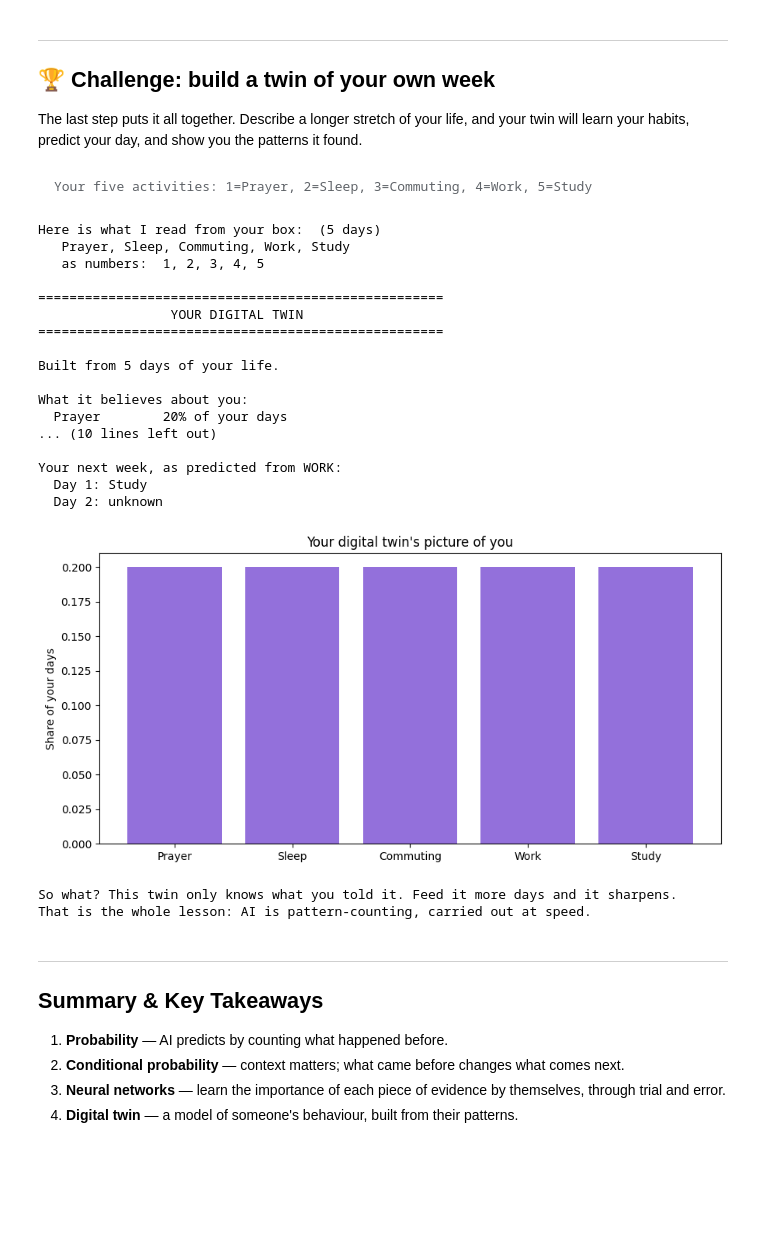
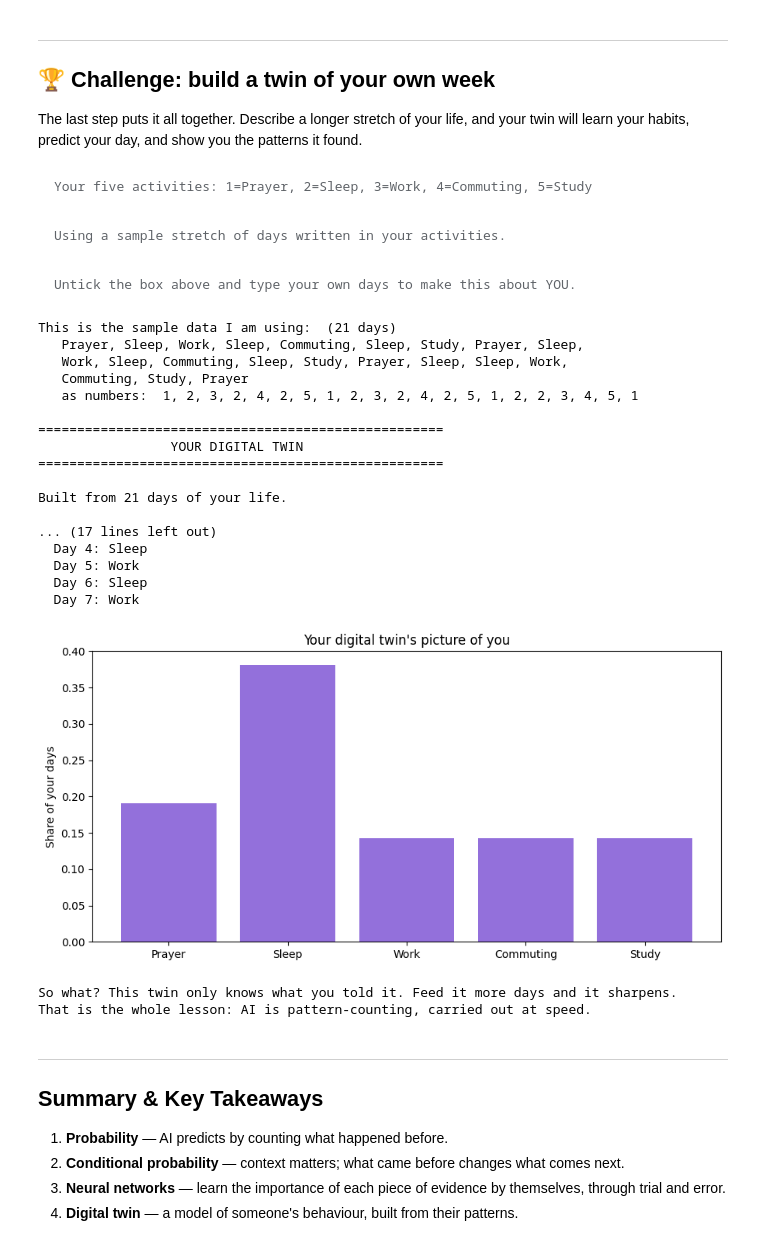
Before and after one commit to lindasomtochukwu/ATF-Colab-Tutorials, a Jupyter notebook: 01_probability_neural_networks_plain_english.ipynb, the cells around one changed output. Saved outputs shown, nothing was run; the diff lists cells and outputs as text; code cells hidden in the pictures; blank space fills up the shorter version.

```diff
--- a/01_probability_neural_networks_plain_english.ipynb
+++ b/01_probability_neural_networks_plain_english.ipynb
@@ -48,8 +48,8 @@ most likely to happen next. Let's watch that happen with a week of daily activit
 #@markdown Think about how you really spend a day: Work? Study? Farming? Prayer? Football? Cooking? Commuting?
 activity_1 = "Prayer" #@param {type:"string"}
 activity_2 = "Sleep" #@param {type:"string"}
-activity_3 = "Commuting" #@param {type:"string"}
-activity_4 = "Work" #@param {type:"string"}
+activity_3 = "Work" #@param {type:"string"}
+activity_4 = "Commuting" #@param {type:"string"}
 activity_5 = "Study" #@param {type:"string"}
 
 # ---- hidden helper code: learners never need to read this ----
@@ -196,10 +196,10 @@ type your own days, and watch the answer change.
 # %%
 #@title ▶ Step 2 — Count how often I do each activity { display-mode: "form" }
 #@markdown **Quickest start:** leave this ticked to use a sample week written in YOUR activities.
-use_a_sample_week = False #@param {type:"boolean"}
+use_a_sample_week = True #@param {type:"boolean"}
 #@markdown **Or describe your own days** below, separated by commas.
 #@markdown Type the words, or just the numbers from Step 1 (1 = your first activity).
-my_days = " Prayer, Sleep, Commuting, Sleep, Work, Sleep, Study, Prayer, Sleep, Commuting, Study, Work, Sleep, Study, Prayer" #@param {type:"string"}
+my_days = "" #@param {type:"string"}
 
 # ---- hidden helper code: learners never need to read this ----
 import numpy as np, matplotlib.pyplot as plt
@@ -771,9 +794,9 @@ total into a probability between 0% and 100%.
 # %%
 #@title ▶ Step 6 — Will I exercise today? { display-mode: "form" }
 #@markdown Describe today, then press play. The twin weighs it all up and decides.
-hours_of_sleep = 7 #@param {type:"slider", min:0, max:12, step:0.5}
-free_time_hours = 2 #@param {type:"slider", min:0, max:8, step:0.5}
-energy_level = 0.8 #@param {type:"slider", min:0, max:1, step:0.05}
+hours_of_sleep = 4 #@param {type:"slider", min:0, max:12, step:0.5}
+free_time_hours = 4 #@param {type:"slider", min:0, max:8, step:0.5}
+energy_level = 0.3 #@param {type:"slider", min:0, max:1, step:0.05}
 
 # ---- hidden helper code: learners never need to read this ----
 import numpy as np, matplotlib.pyplot as plt
@@ -1530,10 +1553,10 @@ will learn your habits, predict your day, and show you the patterns it found.
 #@title ▶ Step 11 — Build a digital twin of me { display-mode: "form" }
 #@markdown The finale. Describe as many days as you can remember, in order.
 #@markdown Leave it empty to use a sample stretch of days instead.
-use_a_sample_week = False #@param {type:"boolean"}
-my_life = "1,2,3,4,5" #@param {type:"string"}
+use_a_sample_week = True #@param {type:"boolean"}
+my_life = "" #@param {type:"string"}
 #@markdown Start the week-ahead prediction from which activity? (blank = your most common)
-predict_from = "Work" #@param {type:"string"}
+predict_from = "" #@param {type:"string"}
 
 # ---- hidden helper code: learners never need to read this ----
 import numpy as np, matplotlib.pyplot as plt
@@ -1644,46 +1667,48 @@ else:
     print("Its most confident habit:")
     print("  After " + NAMES[cur] + ", you do " + NAMES[nxt] + " (" + format(sc, ".0%") + " of the time)")
     sc, cur, nxt = conf[-1]
     print("")
     print("Its least confident moment:")
     print("  After " + NAMES[cur] + ", it is only " + format(sc, ".0%") + " sure you will do " + NAMES[nxt])
     start = busiest(days) if not predict_from.strip() else pick(predict_from)
     if start is not None:
         print("")
         print("Your next week, as predicted from " + NAMES[start].upper() + ":")
         cur = start
         for i in range(1, 8):
             if cur not in trans:
                 print("  Day " + str(i) + ": unknown"); break
             c = Counter(trans[cur]); nxt = max(c, key=c.get)
             print("  Day " + str(i) + ": " + NAMES[nxt]); cur = nxt
     plt.figure(figsize=(9, 4.5)); ks = sorted(counts)
     plt.bar([NAMES[k] for k in ks], [counts[k] / total for k in ks], color="mediumpurple")
     plt.title("Your digital twin's picture of you"); plt.ylabel("Share of your days")
     plt.tight_layout(); plt.show()
     print("")
     print("So what? This twin only knows what you told it. Feed it more days and it sharpens.")
     print("That is the whole lesson: AI is pattern-counting, carried out at speed.")
 # %% [output]
-Your five activities: 1=Prayer, 2=Sleep, 3=Commuting, 4=Work, 5=Study
+Your five activities: 1=Prayer, 2=Sleep, 3=Work, 4=Commuting, 5=Study
+Using a sample stretch of days written in your activities.
+Untick the box above and type your own days to make this about YOU.
-Here is what I read from your box:  (5 days)
-   Prayer, Sleep, Commuting, Work, Study
-   as numbers:  1, 2, 3, 4, 5
+This is the sample data I am using:  (21 days)
+   Prayer, Sleep, Work, Sleep, Commuting, Sleep, Study, Prayer, Sleep,
+   Work, Sleep, Commuting, Sleep, Study, Prayer, Sleep, Sleep, Work,
+   Commuting, Study, Prayer
+   as numbers:  1, 2, 3, 2, 4, 2, 5, 1, 2, 3, 2, 4, 2, 5, 1, 2, 2, 3, 4, 5, 1
 
 ====================================================
                  YOUR DIGITAL TWIN
 ====================================================
 
-Built from 5 days of your life.
+Built from 21 days of your life.
 
-What it believes about you:
-  Prayer        20% of your days
-... (10 lines left out)
-
-Your next week, as predicted from WORK:
-  Day 1: Study
-  Day 2: unknown
+... (17 lines left out)
+  Day 4: Sleep
+  Day 5: Work
+  Day 6: Sleep
+  Day 7: Work
-[figure, old version]
+[figure, new version]
 So what? This twin only knows what you told it. Feed it more days and it sharpens.
 That is the whole lesson: AI is pattern-counting, carried out at speed.
 # %% [markdown]
```
Also changed, not shown: parts of 7 cells of this notebook.
